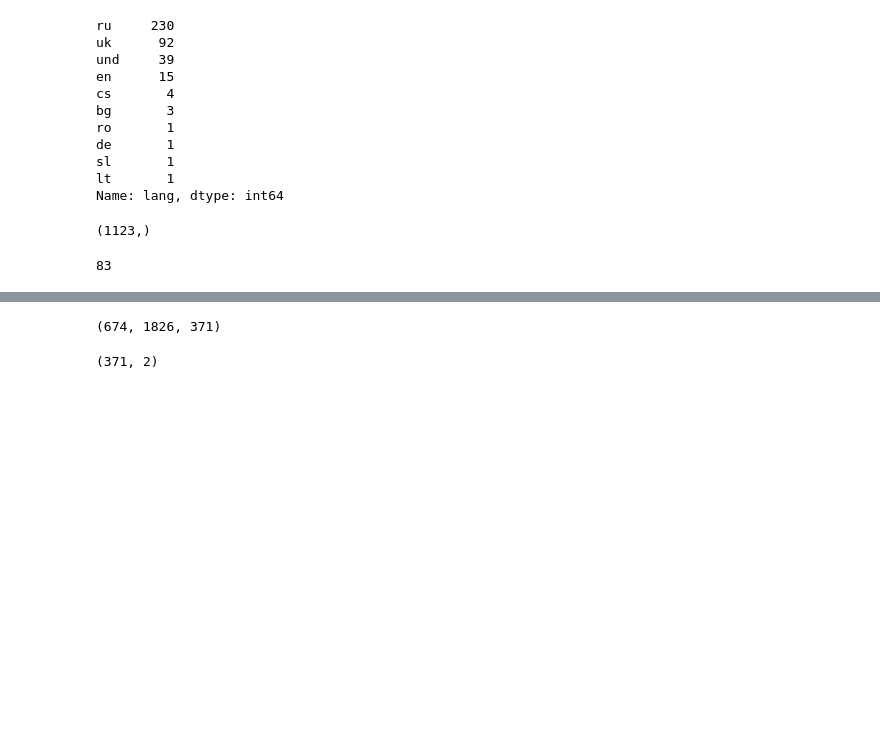
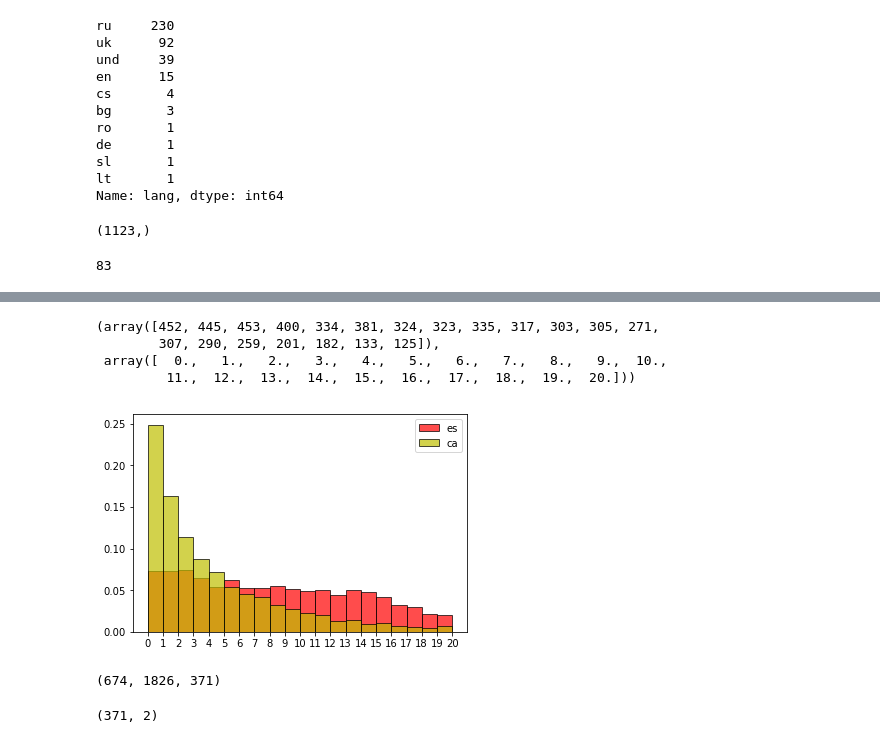
Before and after one commit to pgervila/Explore_bilingualism_in_cities, a Jupyter notebook: explore_city_langs.ipynb, the cells around one changed output, grey strips where cells are left out. Drawn from its saved outputs; the diff is of its cells as text; code cells hidden in the pictures; blank space fills up the shorter version.

```diff
--- a/explore_city_langs.ipynb
+++ b/explore_city_langs.ipynb
@@ -1017,0 +1053,2 @@ Bcn_rw.get_account_network('mossos', max_num =36000, min_num_tweets=20)
+# %%
+Bcn_lang_per_acc = pd.read_hdf('city_random_walks.h5', '/Barcelona/tweets_from_followers')
@@ -1017,0 +1068,3 @@ Bcn_rw.get_account_network('mossos', max_num =36000, min_num_tweets=20)
+# %%
+lang_counts_per_acc_Bcn = Bcn_lang_per_acc.groupby(['screen_name', 'lang_detected']).count().unstack()['tweets'].fillna(0)[['ca', 'es', 'en', 'Undefined']]
+lang_counts_per_acc_Bcn.mean(), lang_counts_per_acc_Bcn.std(), lang_counts_per_acc_Bcn.median()
@@ -1017,0 +1088,19 @@ Bcn_rw.get_account_network('mossos', max_num =36000, min_num_tweets=20)
+# %%
+np.histogram(vals_es, bins=20)
+# %% [output]
+(array([452, 445, 453, 400, 334, 381, 324, 323, 335, 317, 303, 305, 271,
+        307, 290, 259, 201, 182, 133, 125]),
+ array([  0.,   1.,   2.,   3.,   4.,   5.,   6.,   7.,   8.,   9.,  10.,
+         11.,  12.,  13.,  14.,  15.,  16.,  17.,  18.,  19.,  20.]))
+# %%
+vals_es = lang_counts_per_acc_Bcn['es'].values
+vals_ca = lang_counts_per_acc_Bcn['ca'].values
+vals_en = lang_counts_per_acc_Bcn['en'].values
+np.histogram(vals_es)
+plt.hist(vals_es, bins=20, color='r', label='es', alpha=0.7, edgecolor='black', normed=True)
+plt.hist(vals_ca, bins=20, color='y', label='ca', alpha=0.7, edgecolor='black', normed=True)
+plt.xticks(range(21))
+plt.legend()
+plt.show()
+# %% [output]
+[figure, added]
```
Also changed, not shown: parts of 16 cells of this notebook, 1 other file.
